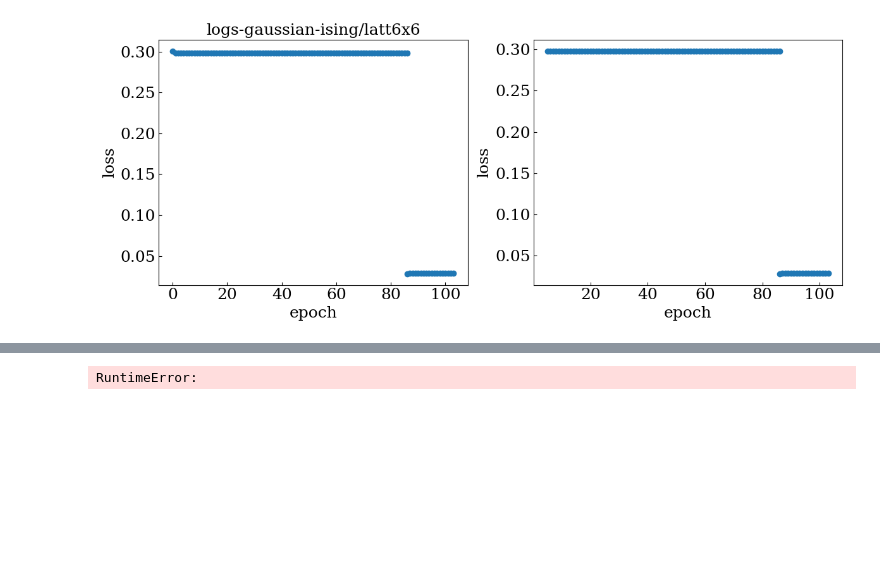
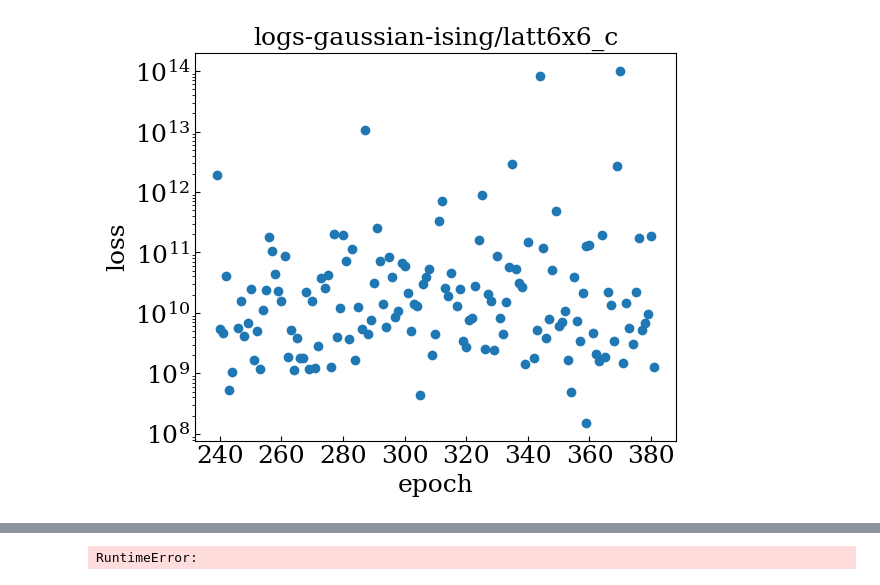
Before and after one commit to tuoping/alchemicalFES, a Jupyter notebook: analyselog-ising.ipynb, the cells around one changed output, grey strips where cells are left out. Cells and saved outputs as stored; diff of their text form; code cells hidden in the pictures; blank space fills up the shorter version.

```diff
--- a/analyselog-ising.ipynb
+++ b/analyselog-ising.ipynb
@@ -75,18 +70,22 @@ def plot_3losses(dir_dir_b1024, k2 = "train_RCLoss", k3 = "train_CELoss", aftere
     # plt.legend(fontsize=font["size"]-4)
     fig.tight_layout()
 # %%
-def plot_1losses(dir_dir_b1024):
-    plt.rcParams["figure.figsize"] = (12,5)
+def plot_1losses(dir_dir_b1024, after_epoch=None):
+    plt.rcParams["figure.figsize"] = (6,5)
     fig = plt.figure()
     alltrainlosses_dir_b1024, alltrainsteps_dir_b1024, allvallosses_dir_b1024, allvalsteps_dir_b1024 = readlog(dir_dir_b1024)
-    plt.subplot(121)
-    plt.scatter(np.array(alltrainsteps_dir_b1024[:]), alltrainlosses_dir_b1024[:])
+    if after_epoch is not None:
+        after_idx = np.where(alltrainsteps_dir_b1024==after_epoch)[-1]
+
+    # plt.subplot(121)
+    plt.scatter(np.array(alltrainsteps_dir_b1024[after_epoch:]), alltrainlosses_dir_b1024[after_epoch:])
+    plt.semilogy()
     setfigform_simple("epoch","loss")
     plt.title(dir_dir_b1024, fontdict=font)
 
-    plt.subplot(122)
-    plt.scatter(np.array(alltrainsteps_dir_b1024[5:]), alltrainlosses_dir_b1024[5:])
-    setfigform_simple("epoch","loss")
+    # plt.subplot(122)
+    # plt.scatter(np.array(alltrainsteps_dir_b1024[5:]), alltrainlosses_dir_b1024[5:])
+    # setfigform_simple("epoch","loss")
 
     # plt.legend(loc='center left', bbox_to_anchor=(1, 0.5))
     # plt.legend(fontsize=font["size"]-4)
@@ -108,8 +93,8 @@ plot_3losses(dir,k2="train_ELoss")
 # %%
 
-dir = "logs-gaussian-ising/latt6x6"
+dir = "logs-gaussian-ising/latt6x6_c"
 plot_1losses(dir)
 # %% [output]
-[figure, old version]
+[figure, new version]
 # %%
 
```
Also changed, not shown: parts of 4 cells of this notebook, 10 other files.
